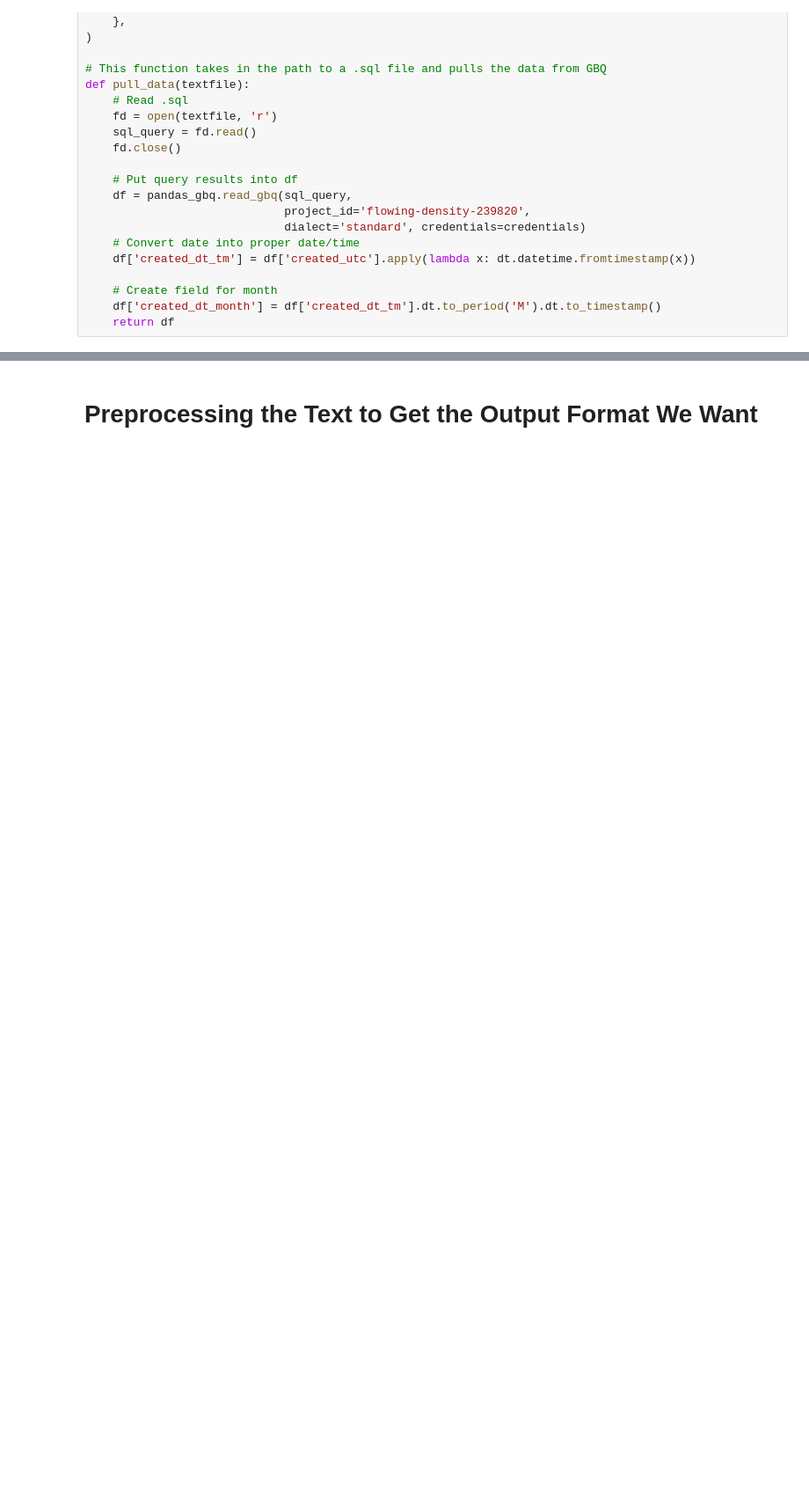
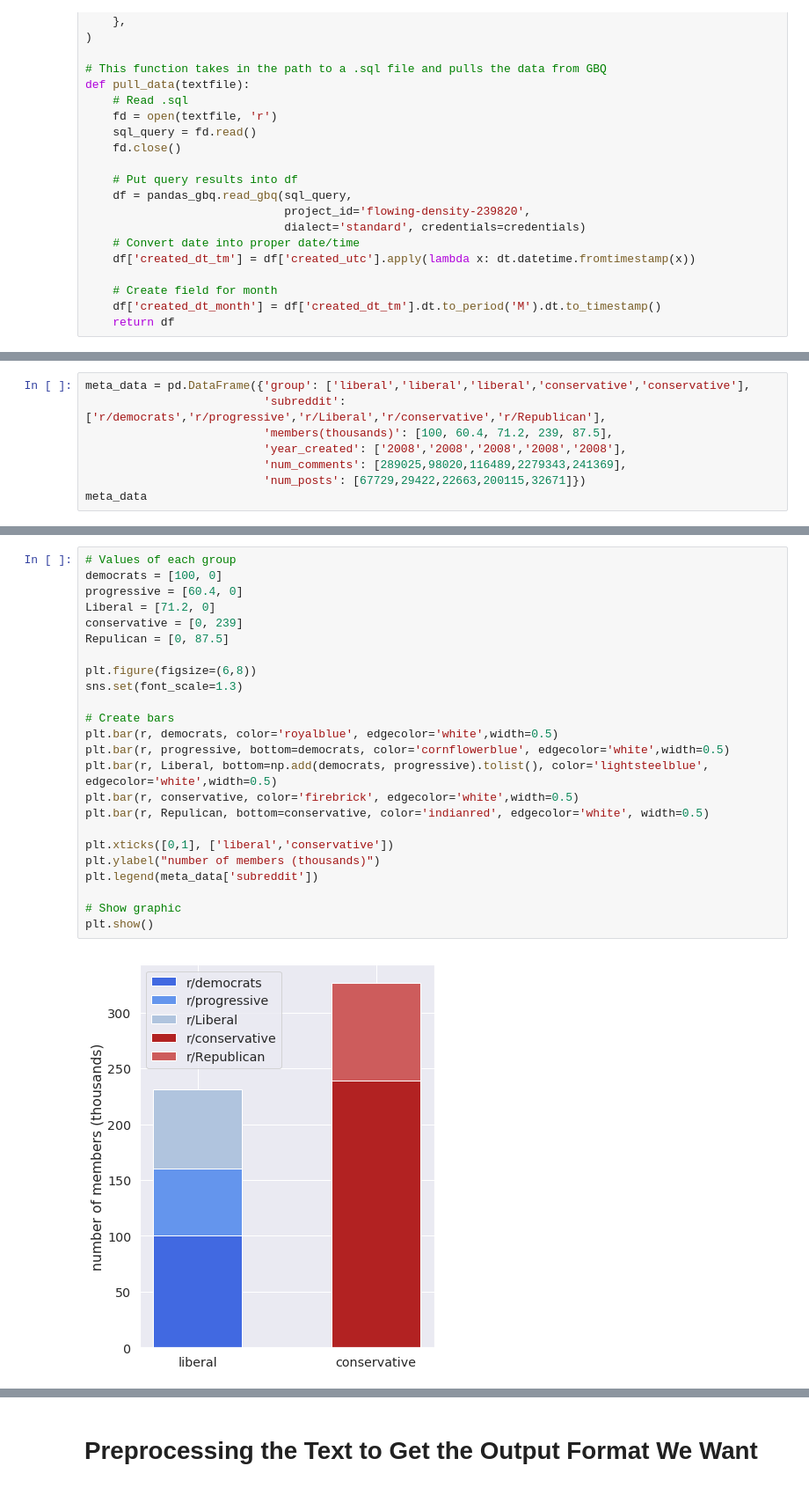
Before and after one commit to Alpha-1787/W266-Final-Project, a Jupyter notebook: Adam-FinalProject.ipynb, the cells around one changed output, grey strips where cells are left out. Shown: that part at 88% size. Drawn from its saved outputs; the diff is of its cells as text; blank space fills up the shorter version.

```diff
--- a/Adam-FinalProject.ipynb
+++ b/Adam-FinalProject.ipynb
@@ -87,0 +127,8 @@ post_df = pull_data('SQL/posts18-19.sql')
+# %%
+meta_data = pd.DataFrame({'group': ['liberal','liberal','liberal','conservative','conservative'],
+                          'subreddit': ['r/democrats','r/progressive','r/Liberal','r/conservative','r/Republican'],
+                          'members(thousands)': [100, 60.4, 71.2, 239, 87.5],
+                          'year_created': ['2008','2008','2008','2008','2008'],
+                          'num_comments': [289025,98020,116489,2279343,241369],
+                          'num_posts': [67729,29422,22663,200115,32671]})
+meta_data
@@ -87,0 +142,26 @@ post_df = pull_data('SQL/posts18-19.sql')
+# %%
+# Values of each group
+democrats = [100, 0]
+progressive = [60.4, 0]
+Liberal = [71.2, 0]
+conservative = [0, 239]
+Repulican = [0, 87.5]
+
+plt.figure(figsize=(6,8))
+sns.set(font_scale=1.3)
+
+# Create bars
+plt.bar(r, democrats, color='royalblue', edgecolor='white',width=0.5)
+plt.bar(r, progressive, bottom=democrats, color='cornflowerblue', edgecolor='white',width=0.5)
+plt.bar(r, Liberal, bottom=np.add(democrats, progressive).tolist(), color='lightsteelblue', edgecolor='white',width=0.5)
+plt.bar(r, conservative, color='firebrick', edgecolor='white',width=0.5)
+plt.bar(r, Repulican, bottom=conservative, color='indianred', edgecolor='white', width=0.5)
+
+plt.xticks([0,1], ['liberal','conservative'])
+plt.ylabel("number of members (thousands)")
+plt.legend(meta_data['subreddit'])
+
+# Show graphic
+plt.show()
+# %% [output]
+[figure, added]
```
Also changed, not shown: parts of 71 cells of this notebook.
